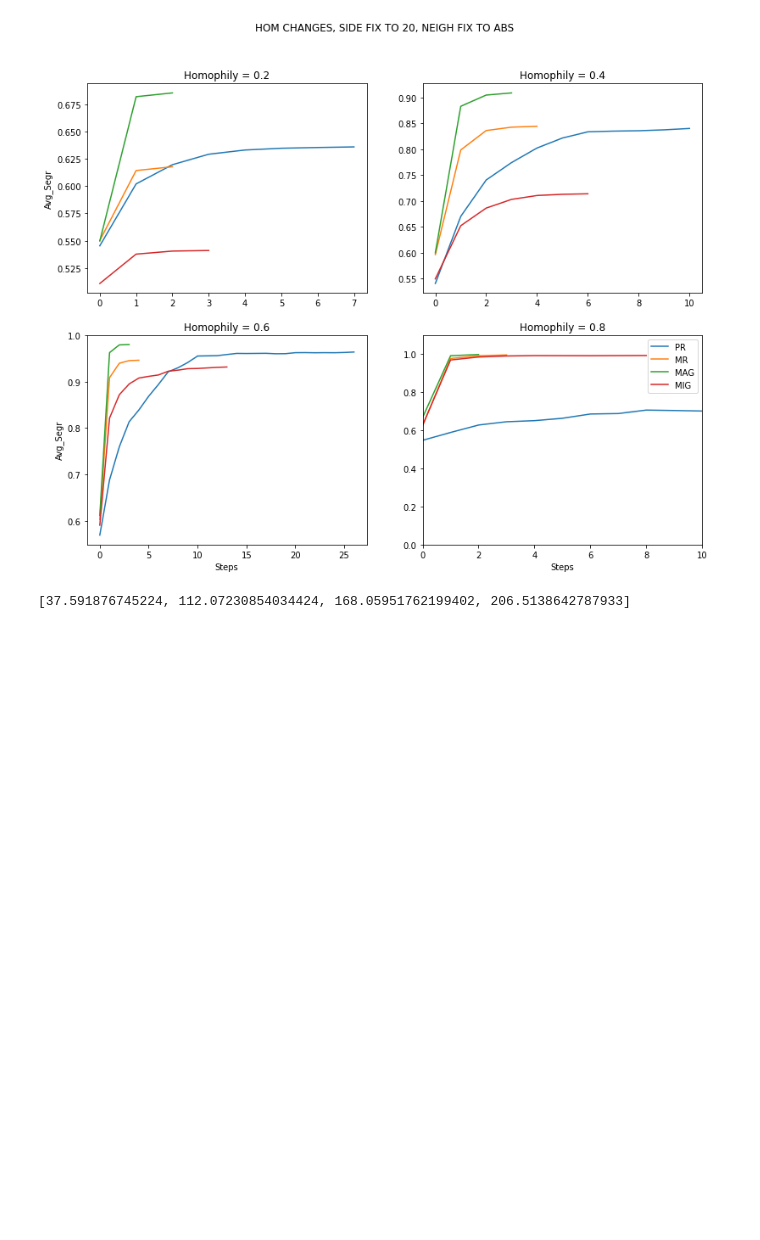
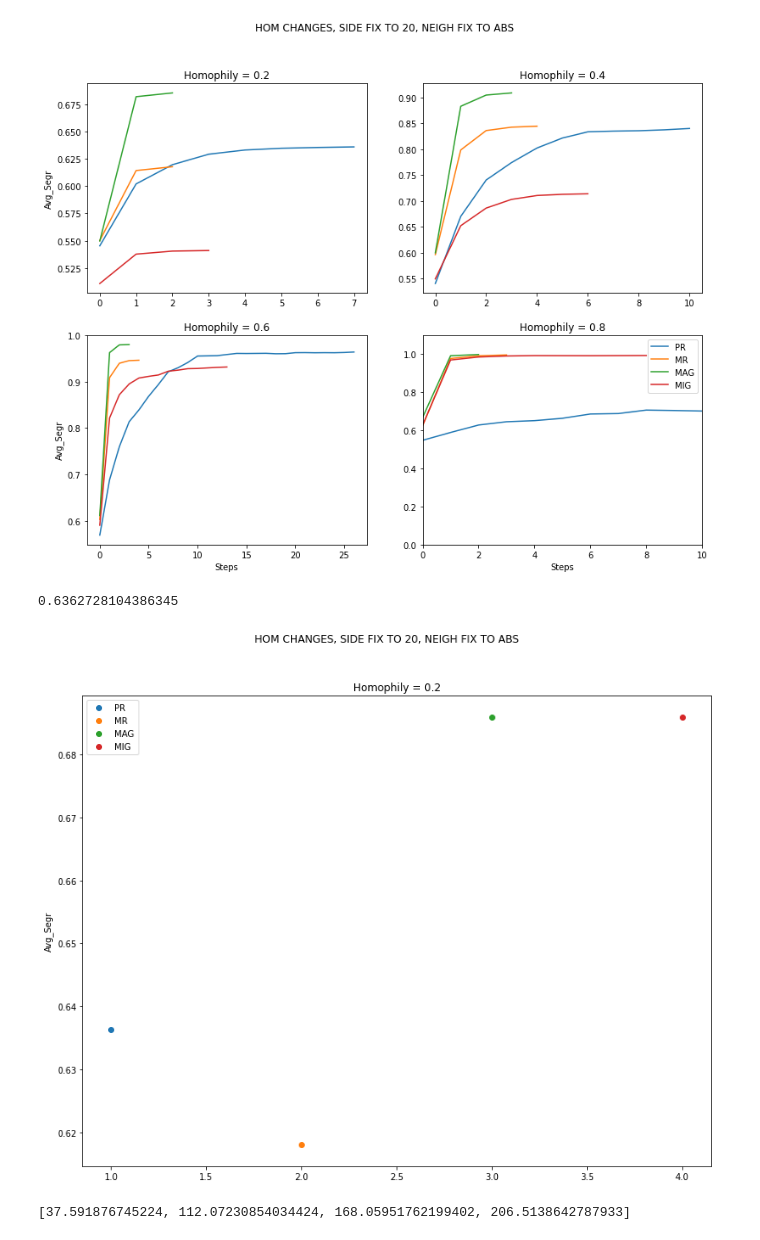
Before and after one commit to matteo-Donofrio-unipi/GEOSPA, a Jupyter notebook: schelling_model2.ipynb, the cells around one changed output. Cells and saved outputs as stored; diff of their text form; code cells hidden in the pictures; blank space fills up the shorter version.

```diff
--- a/schelling_model2.ipynb
+++ b/schelling_model2.ipynb
@@ -170,6 +172,49 @@ plt.legend()
 # %% [output]
 <matplotlib.legend.Legend at 0x...>
 [figure]
+# %%
+p1 = df1[(df1["homophily"]==0.2)]
+PR = p1[(p1["relocation_policy"]=="pure_random")]
+PR = PR.sort_values(by="Step")
+PR.reset_index(drop=True, inplace=True)
+PR.iloc[-1]['tot_seg']
+# %% [output]
+0.6362728104386345
+# %%
+f, ax = plt.subplots(1,1, figsize=(13, 10))
+
+p1 = df1[(df1["homophily"]==0.2)]
+
+PR = p1[p1["relocation_policy"]=="pure_random"]
+PR = PR.sort_values(by="Step")
+PR.reset_index(drop=True, inplace=True)
+
+MR = p1[p1["relocation_policy"]=="mild_random"]
+MR = MR.sort_values(by="Step")
+MR.reset_index(drop=True, inplace=True)
+
+MAG = p1[p1["relocation_policy"]=="max_gain"]
+MAG = MAG.sort_values(by="Step")
+MAG.reset_index(drop=True, inplace=True)
+
+MIG = p1[p1["relocation_policy"]=="min_gain"]
+MIG = MIG.sort_values(by="Step")
+MIG.reset_index(drop=True, inplace=True)
+
+ax.plot(1,PR.iloc[-1]['tot_seg'],'o',  label='PR')
+ax.plot(2, MR.iloc[-1]['tot_seg'], 'o', label='MR')
+ax.plot(3,MAG.iloc[-1]['tot_seg'], 'o', label='MAG')
+ax.plot(4, MAG.iloc[-1]['tot_seg'], 'o', label='MIG')
+
+ax.set_title('Homophily = 0.2')
+ax.set_ylabel('Avg_Segr')
+
+
+f.suptitle('HOM CHANGES, SIDE FIX TO 20, NEIGH FIX TO ABS')
+plt.legend()
+plt.show()
+# %% [output]
+[figure, added]
 # %%
 import numpy as np
 import matplotlib.pyplot as plt
```
Also changed, not shown: parts of 2 cells of this notebook.
